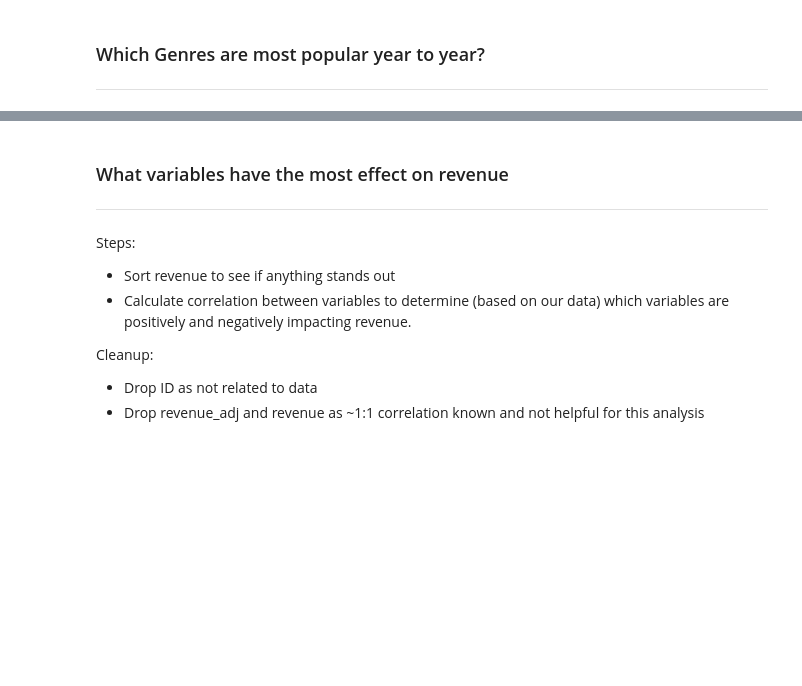
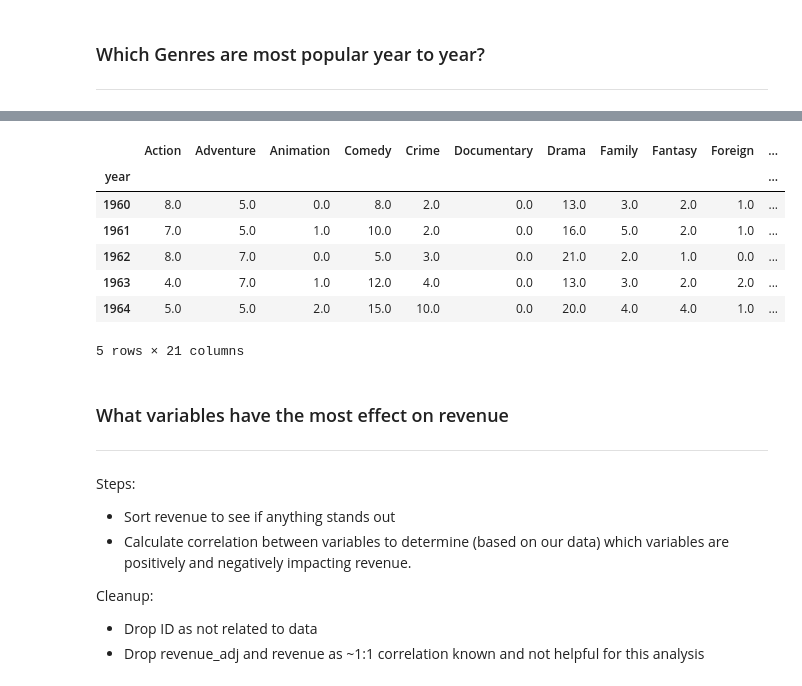
Before and after one commit to Wired361/Udacity_Project-2, a Jupyter notebook: Project-2.ipynb, the cells around one changed output, grey strips where cells are left out. Cells and saved outputs as stored; diff of their text form; code cells hidden in the pictures; blank space fills up the shorter version.

Commit message:
Genre Analysis

```diff
--- a/Project-2.ipynb
+++ b/Project-2.ipynb
@@ -88,0 +68,4 @@ genre_pop_year.sort_values(ascending=False).unstack().head()
+# %%
+# Split multi-label genres into columns
+genre_split = df.genres.str.split('|', expand = True)
+genre_split.describe()
@@ -88,0 +78,12 @@ genre_pop_year.sort_values(ascending=False).unstack().head()
+# %%
+# Loop through genre_split columns
+merge_dict = {}
+for i in range(0,4):
+    merge_dict[i] = pd.get_dummies(genre_split[i])
+# Merge together into a single dataframe with all labels for a given movie encoded
+    if i > 0:
+        merge_dict[0] = merge_dict[0] + merge_dict[i]
+genre_col = genre_split.columns.to_list()
+# Rename for readability
+genre_full = merge_dict[0]
+genre_full.head()
@@ -89,3 +97,17 @@ genre_pop_year.sort_values(ascending=False).unstack().head()
+# %%
+# Add year and context columns
+genre_full['year'] = [df.release_year]
+genre_pop = genre_full.groupby('year').sum()
+genre_pop.head()
+# %% [output]
+|  | Action | Adventure | Animation | Comedy | Crime | Documentary | Drama | Family | Fantasy | Foreign | ... |
+| year |  |  |  |  |  |  |  |  |  |  | ... |
+| 1960 | 8.0 | 5.0 | 0.0 | 8.0 | 2.0 | 0.0 | 13.0 | 3.0 | 2.0 | 1.0 | ... |
+| 1961 | 7.0 | 5.0 | 1.0 | 10.0 | 2.0 | 0.0 | 16.0 | 5.0 | 2.0 | 1.0 | ... |
+| 1962 | 8.0 | 7.0 | 0.0 | 5.0 | 3.0 | 0.0 | 21.0 | 2.0 | 1.0 | 0.0 | ... |
+| 1963 | 4.0 | 7.0 | 1.0 | 12.0 | 4.0 | 0.0 | 13.0 | 3.0 | 2.0 | 2.0 | ... |
+| 1964 | 5.0 | 5.0 | 2.0 | 15.0 | 10.0 | 0.0 | 20.0 | 4.0 | 4.0 | 1.0 | ... |
+5 rows × 21 columns
 # %% [markdown]
 ### What variables have the most effect on revenue
 
```
Also changed, not shown: parts of 6 cells of this notebook.
